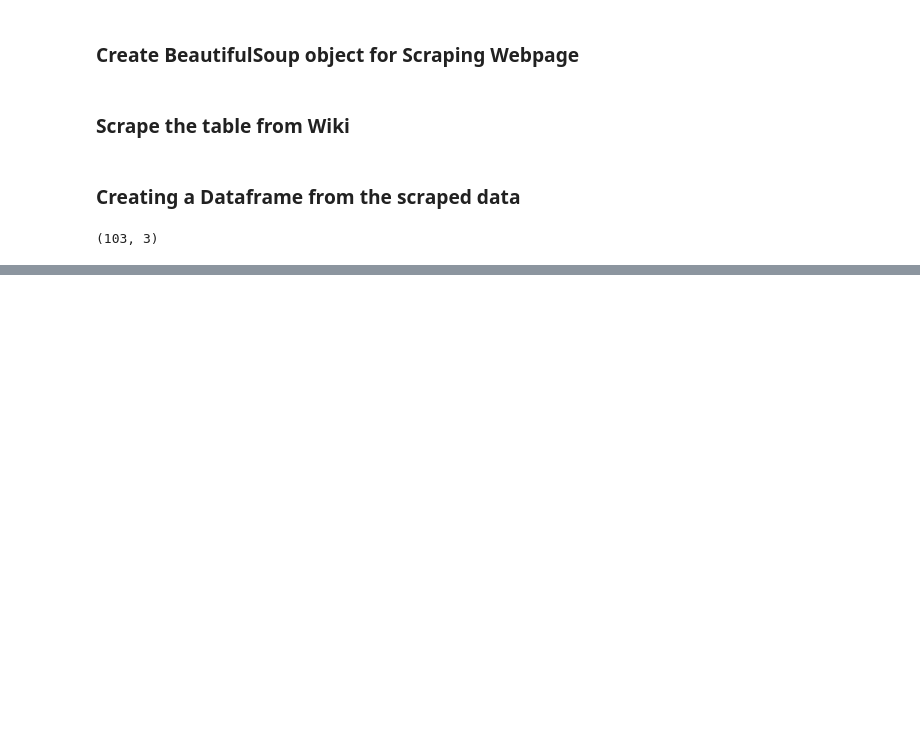
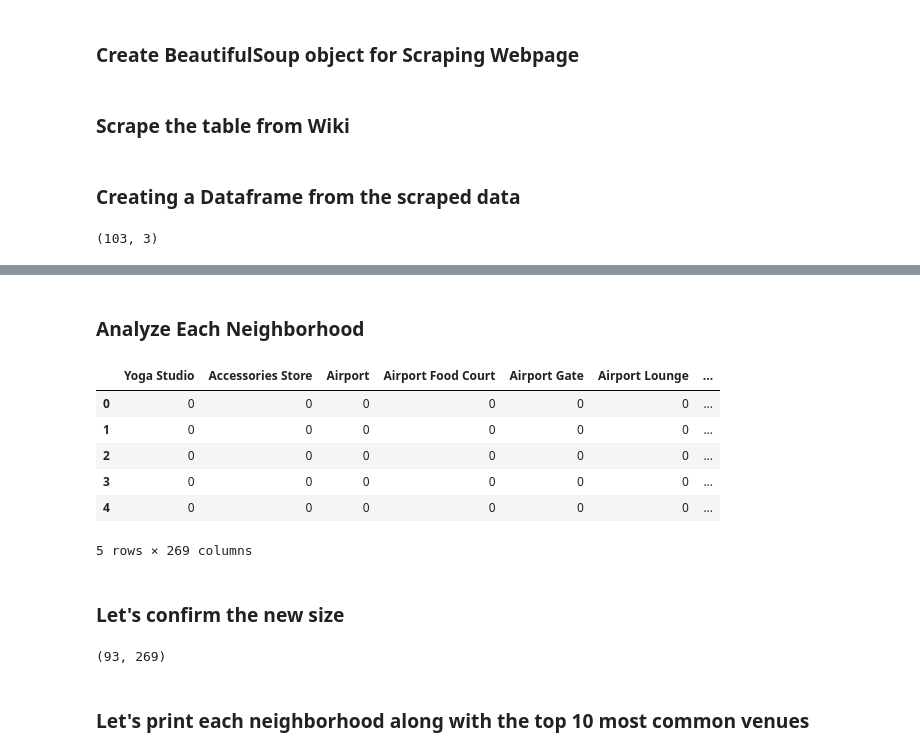
Before and after one commit to Jdev-08/Coursera_Capstone, a Jupyter notebook: Coursera_Capstone.ipynb, the cells around one changed output, grey strips where cells are left out. Cells and saved outputs as stored; diff of their text form; code cells hidden in the pictures; blank space fills up the shorter version.

Commit message:
Published from Watson Studio.

```diff
--- a/Coursera_Capstone.ipynb
+++ b/Coursera_Capstone.ipynb
@@ -100,0 +212,29 @@ DF.shape
+# %% [markdown]
+### Analyze Each Neighborhood
+# %%
+# one hot encoding
+toranto_onehot = pd.get_dummies(toranto_venues[['Venue Category']], prefix="", prefix_sep="")
+
+# add neighborhood column back to dataframe
+toranto_onehot['Neighborhood'] = toranto_venues['Neighborhood']
+
+# move neighborhood column to the first column
+fixed_columns = [toranto_onehot.columns[-1]] + list(toranto_onehot.columns[:-1])
+toranto_onehot = toranto_onehot[fixed_columns]
+# %% [output]
+|  | Yoga Studio | Accessories Store | Airport | Airport Food Court | Airport Gate | Airport Lounge | ... |
+| 0 | 0 | 0 | 0 | 0 | 0 | 0 | ... |
+| 1 | 0 | 0 | 0 | 0 | 0 | 0 | ... |
+| 2 | 0 | 0 | 0 | 0 | 0 | 0 | ... |
+| 3 | 0 | 0 | 0 | 0 | 0 | 0 | ... |
+| 4 | 0 | 0 | 0 | 0 | 0 | 0 | ... |
+5 rows × 269 columns
+# %% [markdown]
+### Let's confirm the new size
+# %%
+toranto_grouped = toranto_onehot.groupby('Neighborhood').mean().reset_index()
+toranto_grouped.shape
+# %% [output]
+(93, 269)
+# %% [markdown]
+### Let's print each neighborhood along with the top 10 most common venues
```
Also changed, not shown: parts of 23 cells of this notebook.
